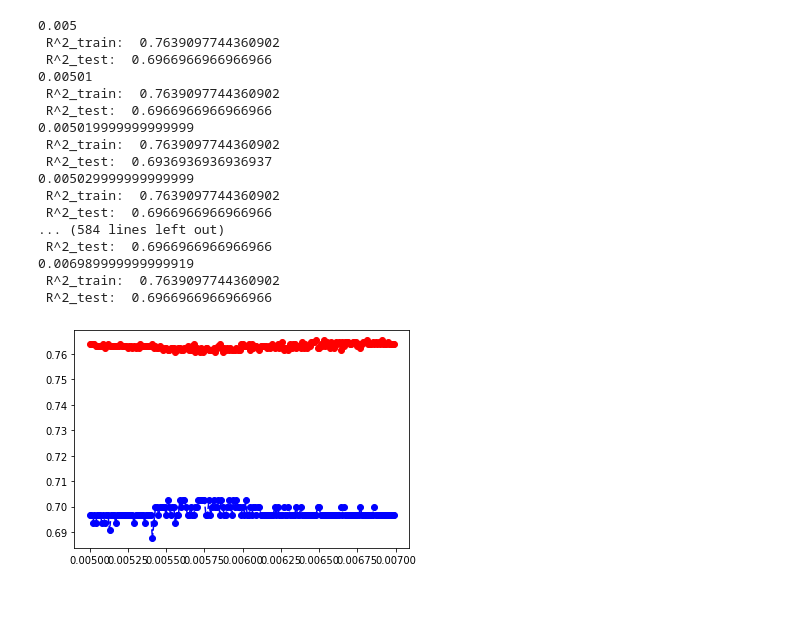
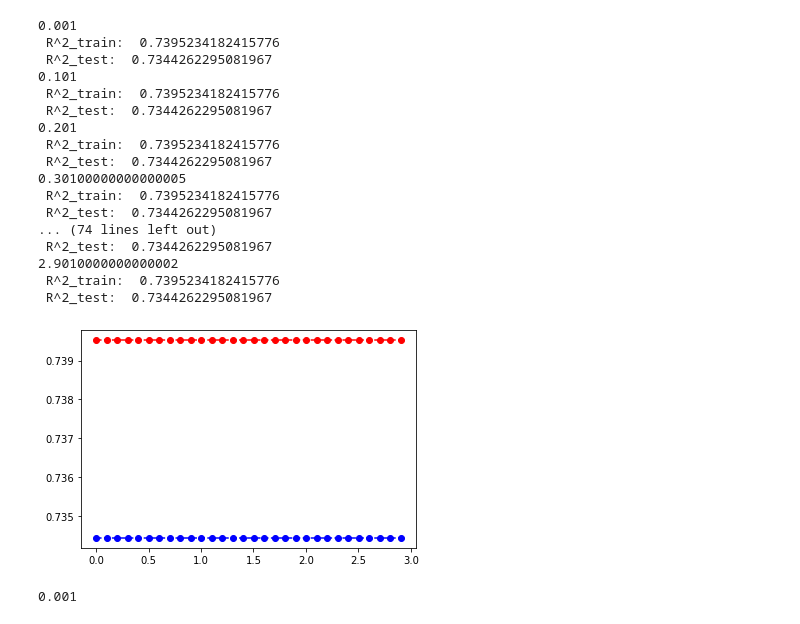
Before and after one commit to Abdigal1/paltas_repo, a Jupyter notebook: Models_3/Untitled.ipynb, the cells around one changed output. Saved outputs shown, nothing was run; the diff lists cells and outputs as text; code cells hidden in the pictures.

```diff
--- a/Models_3/Untitled.ipynb
+++ b/Models_3/Untitled.ipynb
@@ -73,0 +43,2 @@ mDF
+# %%
+date=np.vectorize(lambda d:("_").join(datar[np.where(datar.aID==d)[0][0]]["Date"].split("_")[:2]))(dlist)
@@ -73,0 +78,12 @@ mDF
+# %%
+#Normalize
+import sklearn
+from sklearn.preprocessing import StandardScaler
+cont=['lab_mean','lab_std','lab_mode','hsv_mean','hsv_std','hsv_mode','black_per']
+features = data[cont]
+
+
+scaler = StandardScaler().fit(features.values)
+features = scaler.transform(features.values)
+data[cont]=features
+data
@@ -73,0 +104,4 @@ mDF
+# %%
+#Encode time and day
+data=pd.concat([data,pd.get_dummies(data['hour'],columns='hour'),pd.get_dummies(data['date'],columns='date')],axis=1)
+data
@@ -74,19 +137,15 @@ mDF
 # %%
 #Clasificación para detección de deficiencia hidrica
-data=mDF
-data=mDF[(data['Class']=='Control')|\
+data=data[(data['Y']=='Control')|\
           #(data['Y']=='K_Control')|\
           #(data['Y']=='N_Control')|\
           #(data['Y']=='P_Control')|\
-          (data['Class']=='H50%')\
+          (data['Y']=='H50%')\
            #(data['Y']=='H75%')\
          ]
 #X=data[list(data.columns[1:7]) + list(data.columns[16:])]
-X=data[list(data.columns[0:-3])]
+X=data[list(data.columns[1:7])]
 print(X.columns)
-Yo=((data['Class']=='Control') |\
-    (data['Class']=='K_Control') |\
-    (data['Class']=='N_Control') |\
-    (data['Class']=='P_Control')).astype(int)
+Yo=((data['Y']=='Control') | (data['Y']=='K_Control') | (data['Y']=='N_Control') | (data['Y']=='P_Control')).astype(int)
 Yo
 # %% [output]
@@ -159,44 +216,45 @@ plt.show()
 # %%
-polynomial_features = PolynomialFeatures(degree=5)
+polynomial_features = PolynomialFeatures(degree=1)
 Xc=polynomial_features.fit_transform(X[X.columns[:6]])
 Xc=np.hstack((X[X.columns[6:]],Xc))
-C=np.arange(0.005,0.007,0.00001)
+C=np.arange(0.001,3,0.1)
 def LR_C(C,X,Y):
     X_train, X_test, y_train, y_test = train_test_split(X, Y, random_state=20,train_size=0.8)
-    Lr1=LogisticRegression(max_iter=900000,C=C)
+    Lr1=LogisticRegression(max_iter=4000,C=C)
     Lr1.fit(X_train,y_train)
     pr_tr=Lr1.score(X_train,y_train)
     pr_ts=Lr1.score(X_test,y_test)
     print(C)
     print(' R^2_train: ', pr_tr)
     print(' R^2_test: ', pr_ts)
     return Lr1,C,pr_tr,pr_ts
 v_LR_C=np.vectorize(LR_C,signature='(),(j,k),(l)->(),(),(),()')
 
 LR,C,pr_tr1,pr_ts1=v_LR_C(C,Xc,np.array(Yo))
 
 plt.plot(C,pr_tr1, 'ro--')
 plt.plot(C,pr_ts1, 'bo--')
 plt.show()
 # %% [output]
-0.005
- R^2_train:  0.7639097744360902
- R^2_test:  0.6966966966966966
-0.00501
- R^2_train:  0.7639097744360902
- R^2_test:  0.6966966966966966
-0.005019999999999999
- R^2_train:  0.7639097744360902
- R^2_test:  0.6936936936936937
-0.005029999999999999
- R^2_train:  0.7639097744360902
- R^2_test:  0.6966966966966966
-... (584 lines left out)
- R^2_test:  0.6966966966966966
-0.006989999999999919
- R^2_train:  0.7639097744360902
- R^2_test:  0.6966966966966966
+0.001
+ R^2_train:  0.7395234182415776
+ R^2_test:  0.7344262295081967
+0.101
+ R^2_train:  0.7395234182415776
+ R^2_test:  0.7344262295081967
+0.201
+ R^2_train:  0.7395234182415776
+ R^2_test:  0.7344262295081967
+0.30100000000000005
+ R^2_train:  0.7395234182415776
+ R^2_test:  0.7344262295081967
+... (74 lines left out)
+ R^2_test:  0.7344262295081967
+2.9010000000000002
+ R^2_train:  0.7395234182415776
+ R^2_test:  0.7344262295081967
-[figure, old version]
+[figure, new version]
 # %%
-print(np.max(pr_ts1))
 C[np.argmax(pr_ts1)]
+# %% [output]
+0.001
```
Also changed, not shown: parts of 23 cells of this notebook, 2 other files.
